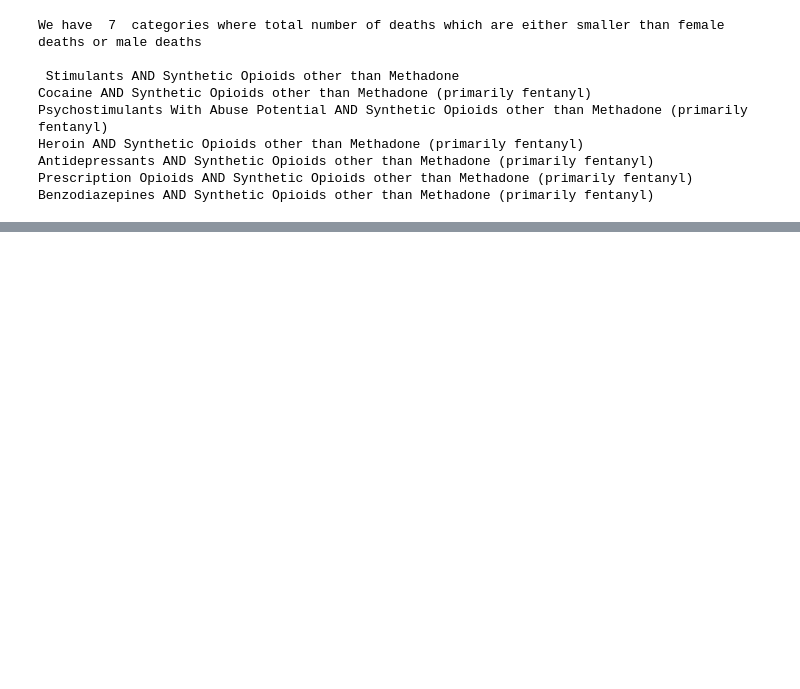
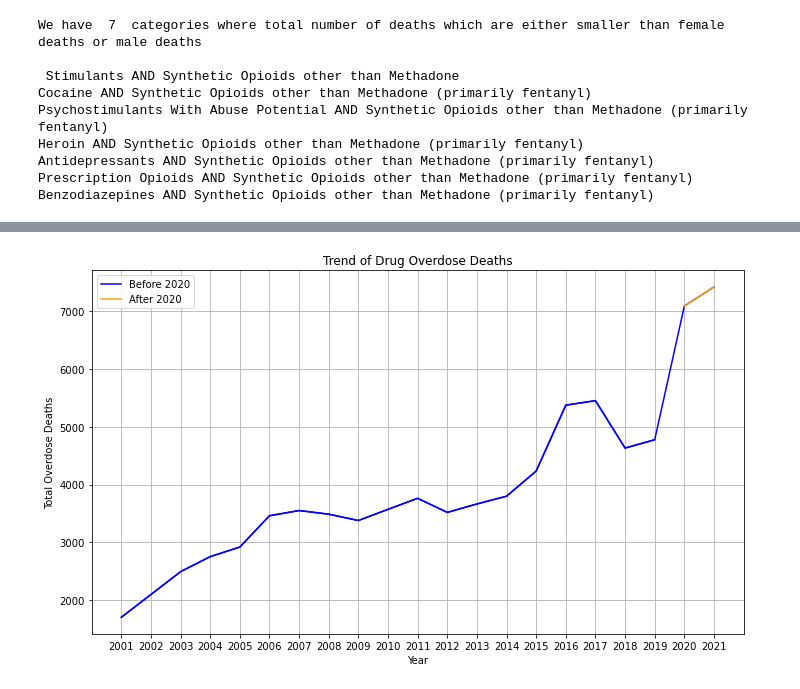
Before and after one commit to alexandra10zam/DataMadness, a Jupyter notebook: Data-madness.ipynb, the cells around one changed output, grey strips where cells are left out. Drawn from its saved outputs; the diff is of its cells as text; code cells hidden in the pictures; blank space fills up the shorter version.

```diff
--- a/Data-madness.ipynb
+++ b/Data-madness.ipynb
@@ -960,0 +488,18 @@ plt.show()
+# %%
+plt.figure(figsize=(10, 6))
+
+plt.plot(df_covid['Year'], df_covid['Total Overdose Deaths'], color='blue')
+
+plt.plot(df_covid[df_covid['Year'] < 2020]['Year'], df_covid[df_covid['Year'] < 2020]['Total Overdose Deaths'], color='blue', label='Before 2020')
+plt.plot(df_covid[df_covid['Year'] >= 2020]['Year'], df_covid[df_covid['Year'] >= 2020]['Total Overdose Deaths'], color='orange', label='After 2020')
+
+plt.xlabel('Year')
+plt.ylabel('Total Overdose Deaths')
+plt.title('Trend of Drug Overdose Deaths')
+plt.grid(True)
+plt.legend()
+plt.xticks(range(int(min(df_covid['Year'])), int(max(df_covid['Year'])) + 1))
+plt.tight_layout()
+plt.show()
+# %% [output]
+[figure, added]
```
Also changed, not shown: parts of 140 cells of this notebook, 2 other files.
